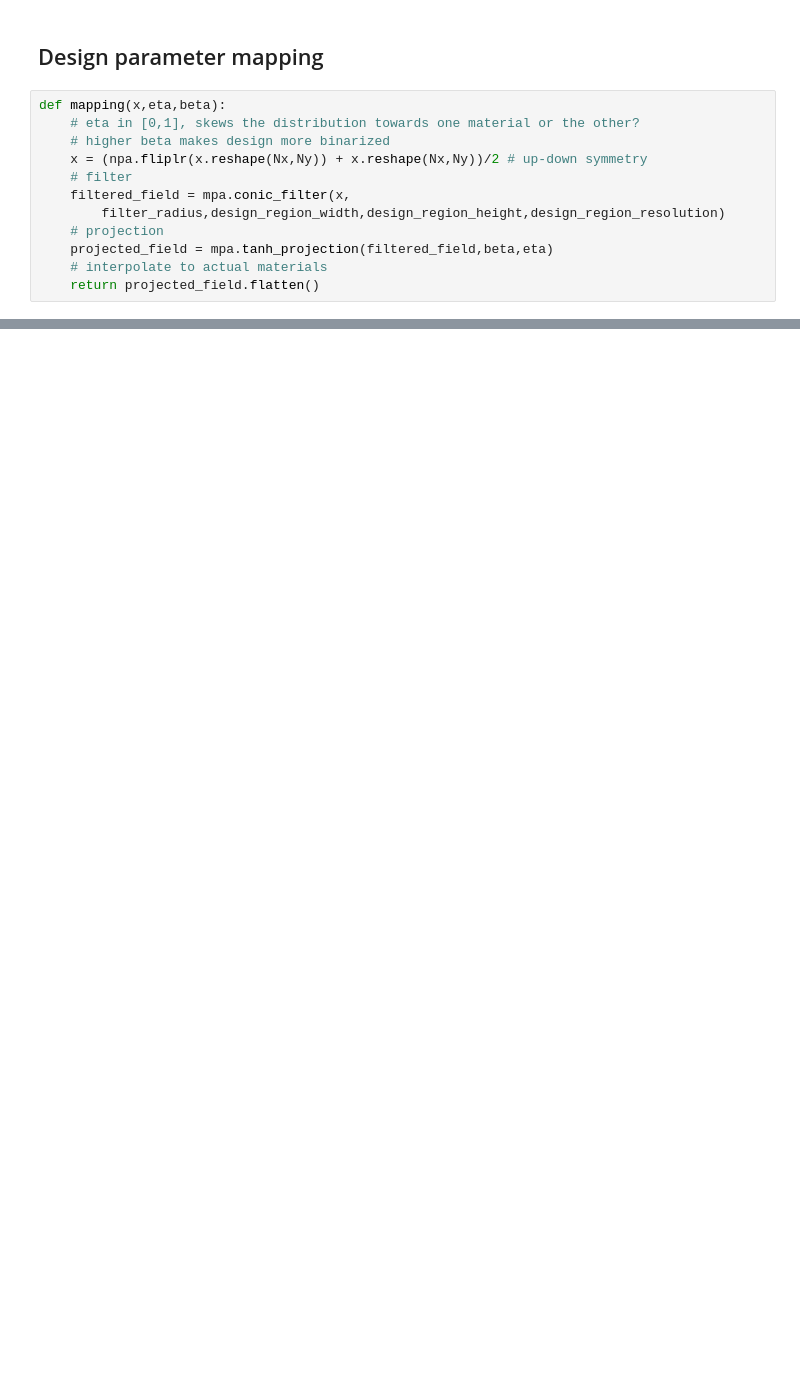
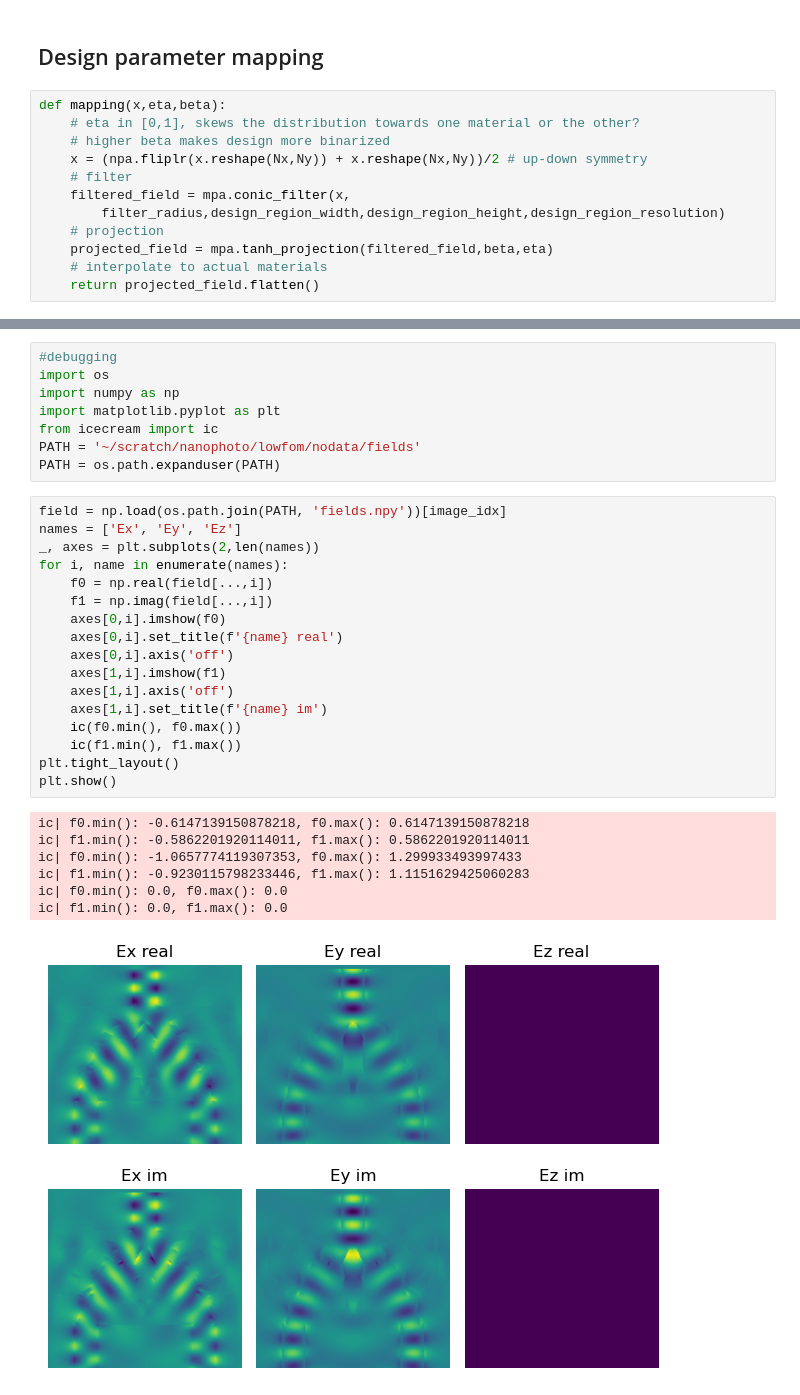
Before and after one commit to poutine-dejeuner/meepcon, a Jupyter notebook: Tutoral_3/match_lumerical_exp.ipynb, the cells around one changed output, grey strips where cells are left out. Saved outputs shown, nothing was run; the diff lists cells and outputs as text; blank space fills up the shorter version.

```diff
--- a/Tutoral_3/match_lumerical_exp.ipynb
+++ b/Tutoral_3/match_lumerical_exp.ipynb
@@ -393,0 +421,33 @@ Clipping input data to the valid range for imshow with RGB data ([0..1] for floa
+# %%
+#debugging
+import os
+import numpy as np
+import matplotlib.pyplot as plt
+from icecream import ic
+PATH = '~/scratch/nanophoto/lowfom/nodata/fields'
+PATH = os.path.expanduser(PATH)
+# %%
+field = np.load(os.path.join(PATH, 'fields.npy'))[image_idx]
+names = ['Ex', 'Ey', 'Ez']
+_, axes = plt.subplots(2,len(names))
+for i, name in enumerate(names):
+    f0 = np.real(field[...,i])
+    f1 = np.imag(field[...,i])
+    axes[0,i].imshow(f0)
+    axes[0,i].set_title(f'{name} real')
+    axes[0,i].axis('off')
+    axes[1,i].imshow(f1)
+    axes[1,i].axis('off')
+    axes[1,i].set_title(f'{name} im')
+    ic(f0.min(), f0.max())
+    ic(f1.min(), f1.max())
+plt.tight_layout()
+plt.show()
+# %% [output]
+ic| f0.min(): -0.6147139150878218, f0.max(): 0.6147139150878218
+ic| f1.min(): -0.5862201920114011, f1.max(): 0.5862201920114011
+ic| f0.min(): -1.0657774119307353, f0.max(): 1.299933493997433
+ic| f1.min(): -0.9230115798233446, f1.max(): 1.1151629425060283
+ic| f0.min(): 0.0, f0.max(): 0.0
+ic| f1.min(): 0.0, f1.max(): 0.0
+[figure, added]
```
Also changed, not shown: parts of 13 cells of this notebook, 1 other file.
